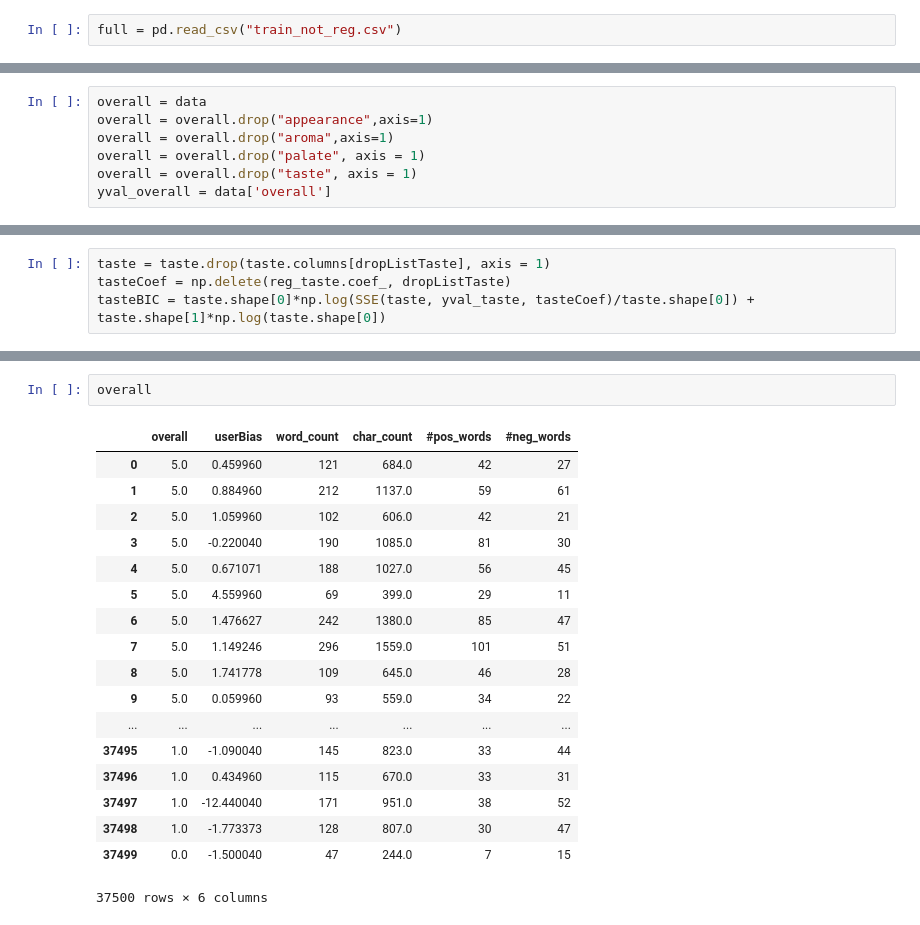
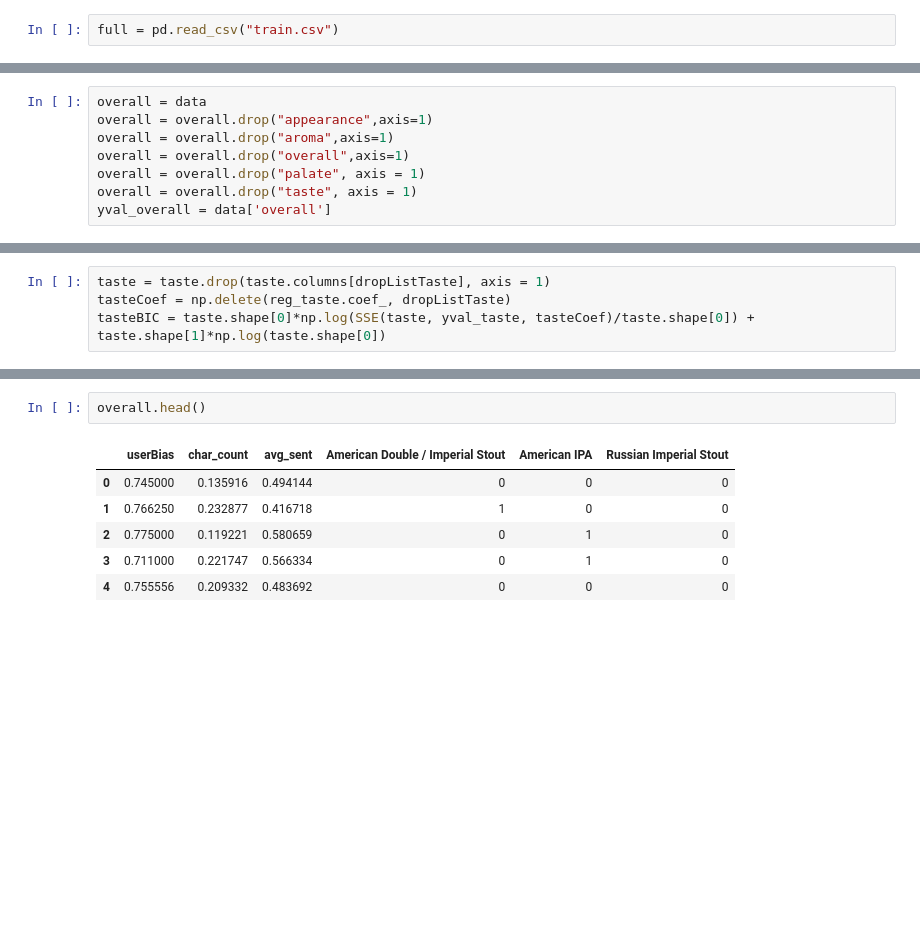
Before and after one commit to jameslabundis/data-401-project-2, a Jupyter notebook: models.ipynb, the cells around one changed output, grey strips where cells are left out. Saved outputs shown, nothing was run; the diff lists cells and outputs as text; blank space fills up the shorter version.

```diff
--- a/models.ipynb
+++ b/models.ipynb
@@ -6,5 +9,5 @@ import numpy as np
 # %%
-full = pd.read_csv("train_not_reg.csv")
+full = pd.read_csv("train.csv")
 # %%
 full.head()
 # %% [output]
@@ -44,6 +49,7 @@ yval_aroma = data['aroma']
 overall = data
 overall = overall.drop("appearance",axis=1)
 overall = overall.drop("aroma",axis=1)
+overall = overall.drop("overall",axis=1)
 overall = overall.drop("palate", axis = 1)
 overall = overall.drop("taste", axis = 1)
 yval_overall = data['overall']
@@ -198,22 +276,10 @@ aroma
 # %%
-overall
+overall.head()
 # %% [output]
-|  | overall | userBias | word_count | char_count | #pos_words | #neg_words |
-| 0 | 5.0 | 0.459960 | 121 | 684.0 | 42 | 27 |
-| 1 | 5.0 | 0.884960 | 212 | 1137.0 | 59 | 61 |
-| 2 | 5.0 | 1.059960 | 102 | 606.0 | 42 | 21 |
-| 3 | 5.0 | -0.220040 | 190 | 1085.0 | 81 | 30 |
-| 4 | 5.0 | 0.671071 | 188 | 1027.0 | 56 | 45 |
-| 5 | 5.0 | 4.559960 | 69 | 399.0 | 29 | 11 |
-| 6 | 5.0 | 1.476627 | 242 | 1380.0 | 85 | 47 |
-| 7 | 5.0 | 1.149246 | 296 | 1559.0 | 101 | 51 |
-| 8 | 5.0 | 1.741778 | 109 | 645.0 | 46 | 28 |
-| 9 | 5.0 | 0.059960 | 93 | 559.0 | 34 | 22 |
-| ... | ... | ... | ... | ... | ... | ... |
-| 37495 | 1.0 | -1.090040 | 145 | 823.0 | 33 | 44 |
-| 37496 | 1.0 | 0.434960 | 115 | 670.0 | 33 | 31 |
-| 37497 | 1.0 | -12.440040 | 171 | 951.0 | 38 | 52 |
-| 37498 | 1.0 | -1.773373 | 128 | 807.0 | 30 | 47 |
-| 37499 | 0.0 | -1.500040 | 47 | 244.0 | 7 | 15 |
+|  | userBias | char_count | avg_sent | American Double / Imperial Stout | American IPA | Russian Imperial Stout |
+| 0 | 0.745000 | 0.135916 | 0.494144 | 0 | 0 | 0 |
+| 1 | 0.766250 | 0.232877 | 0.416718 | 1 | 0 | 0 |
+| 2 | 0.775000 | 0.119221 | 0.580659 | 0 | 1 | 0 |
+| 3 | 0.711000 | 0.221747 | 0.566334 | 0 | 1 | 0 |
+| 4 | 0.755556 | 0.209332 | 0.483692 | 0 | 0 | 0 |
-37500 rows × 6 columns
 # %%
```
Also changed, not shown: parts of 35 cells of this notebook.
